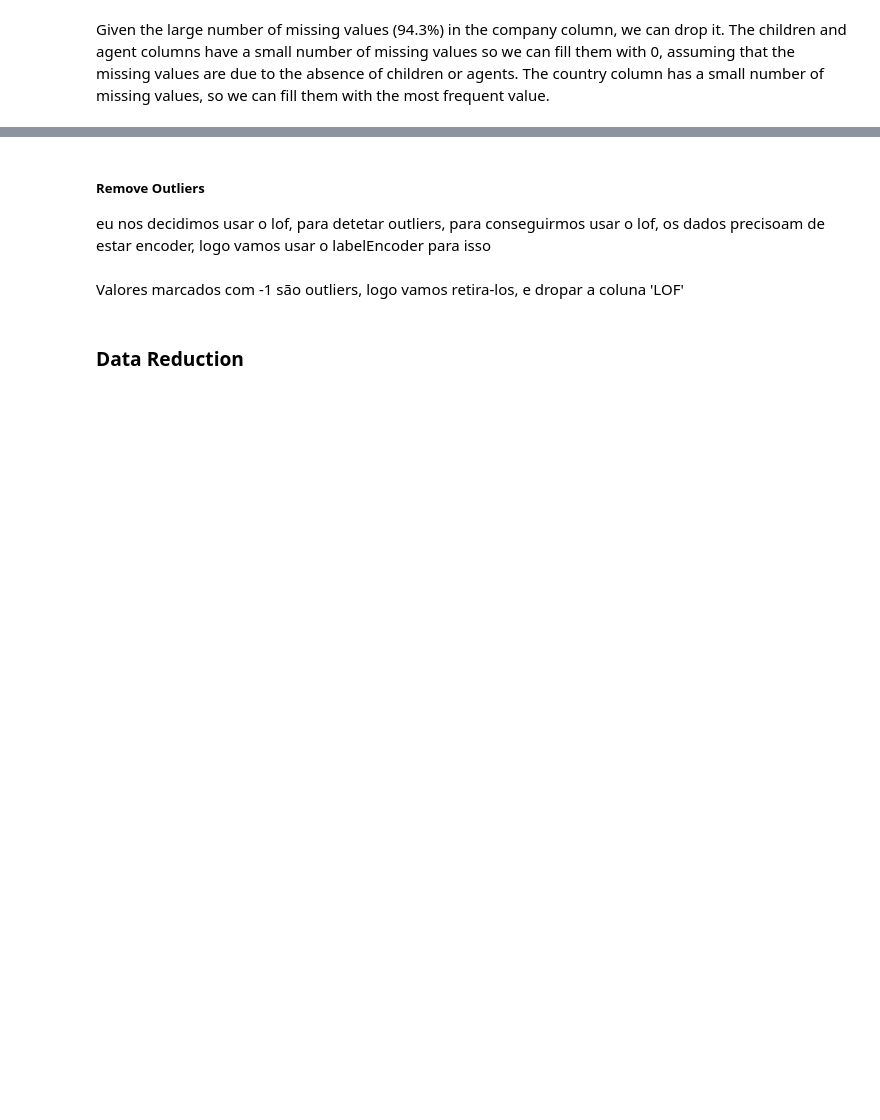
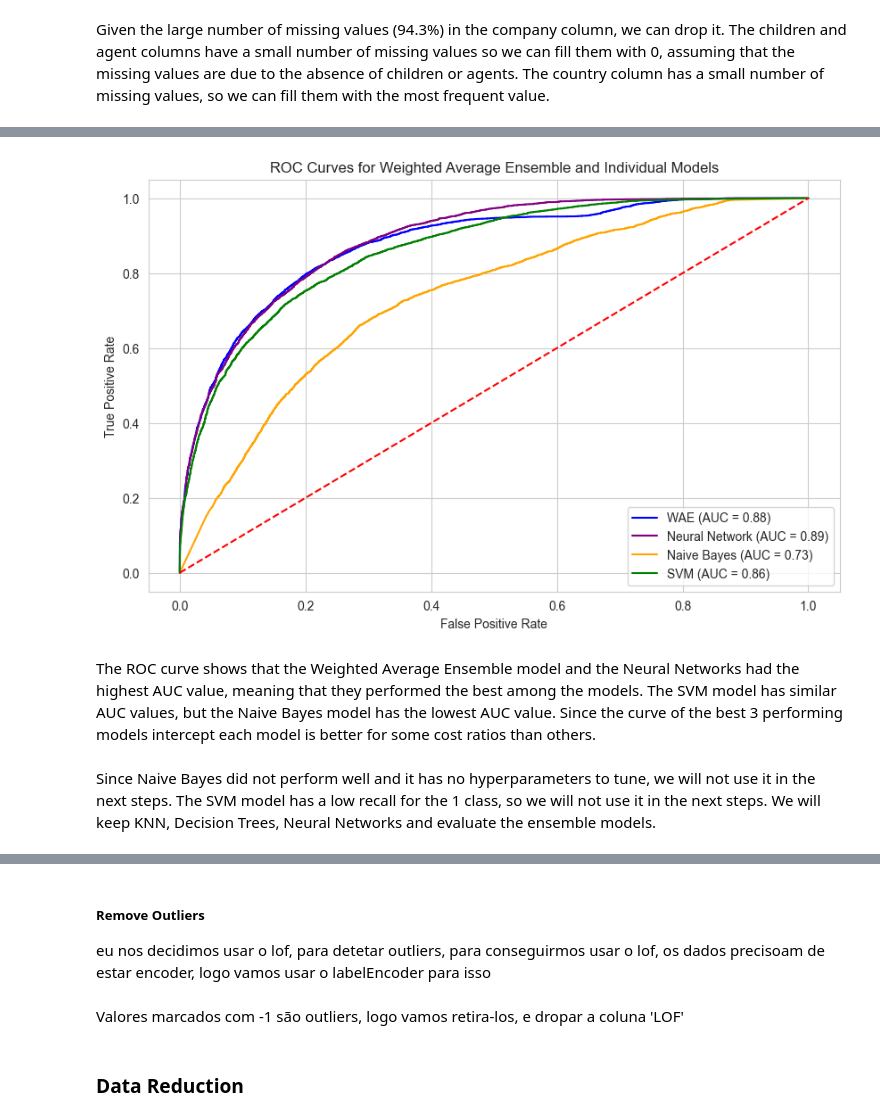
Before and after one commit to beatrizmsa/booking-cancellation-predictor, a Jupyter notebook: notebook.ipynb, the cells around one changed output, grey strips where cells are left out. Drawn from its saved outputs; the diff is of its cells as text; code cells hidden in the pictures; blank space fills up the shorter version.

```diff
--- a/notebook.ipynb
+++ b/notebook.ipynb
@@ -236,0 +614,29 @@ data = data.drop_duplicates()
+# %%
+import matplotlib.pyplot as plt
+
+plt.figure(figsize=(10, 6))
+
+# Plot ROC curves for each model
+plt.plot(fpr_wae, tpr_wae, color='blue', label=f'WAE (AUC = {auc_wae:.2f})')
+plt.plot(fpr_nn, tpr_nn, color='purple', label=f'Neural Network (AUC = {auc_nn:.2f})')
+plt.plot(fpr_nb, tpr_nb, color='orange', label=f'Naive Bayes (AUC = {auc_nb:.2f})')
+plt.plot(fpr_svm, tpr_svm, color='green', label=f'SVM (AUC = {auc_svm:.2f})')
+
+# Plot the random chance line
+plt.plot([0, 1], [0, 1], color='red', linestyle='--')
+
+# Add labels and title
+plt.xlabel('False Positive Rate')
+plt.ylabel('True Positive Rate')
+plt.title('ROC Curves for Weighted Average Ensemble and Individual Models')
+plt.legend(loc="lower right")
+plt.show()
+# %% [output]
+[figure, added]
+# %% [markdown]
+The ROC curve shows that the Weighted Average Ensemble model and the Neural Networks had the highest AUC value, meaning that they performed the best among the models. The SVM model has similar AUC values, but the Naive Bayes model has the lowest AUC value.
+Since the curve of the best 3 performing models intercept each model is better for some cost ratios than others.
+# %% [markdown]
+Since Naive Bayes did not perform well and it has no hyperparameters to tune, we will not use it in the next steps.
+The SVM model has a low recall for the 1 class, so we will not use it in the next steps.
+We will keep KNN, Decision Trees, Neural Networks and evaluate the ensemble models.
```
Also changed, not shown: parts of 88 cells of this notebook.
